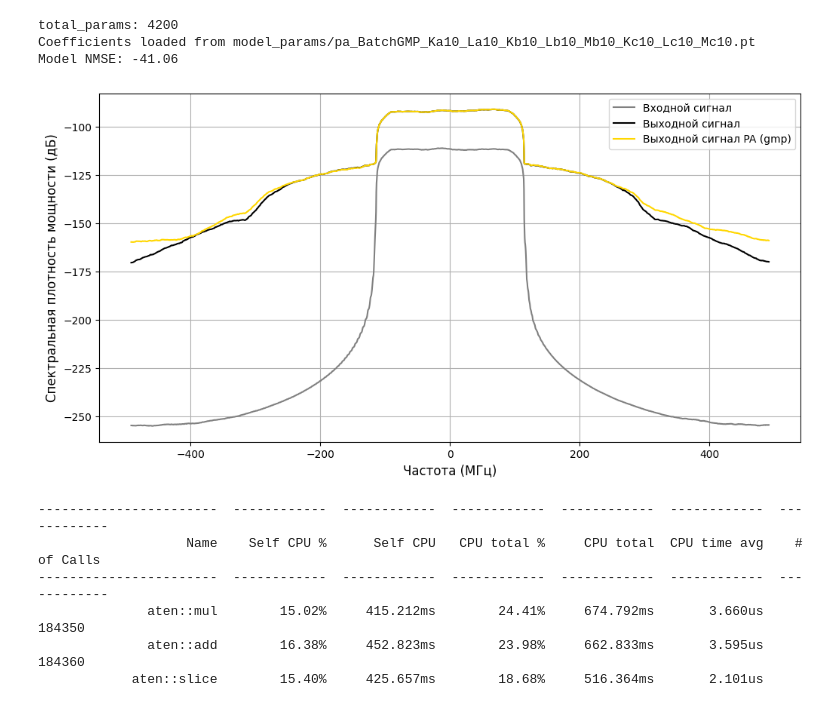
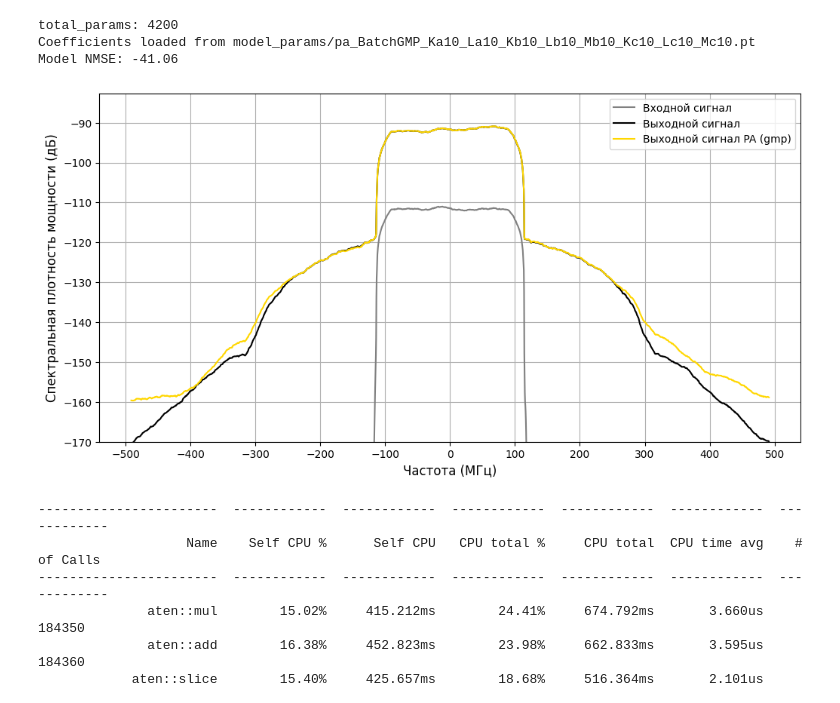
Before and after one commit to pasmornov-m/DPD_Research, a Jupyter notebook: dev_nn_transformer.ipynb, the cells around one changed output. Cells and saved outputs as stored; diff of their text form; code cells hidden in the pictures.

```diff
--- a/dev_nn_transformer.ipynb
+++ b/dev_nn_transformer.ipynb
@@ -149,34 +147,36 @@ window_size = 60
 
 freqs, spectrum_x_val = metrics.power_spectrum(container.val_input, container.input_signal_fs, container.nperseg, window_size)
 _, spectrum_y_val = metrics.power_spectrum(container.val_output, container.input_signal_fs, container.nperseg, window_size)
 _, spectrum_pa_gmp = metrics.power_spectrum(y_val_pa_gmp, container.input_signal_fs, container.nperseg, window_size)
 # _, spectrum_pa_base = metrics.power_spectrum(y_val_pa_base, container.input_signal_fs, container.nperseg, window_size)
 # _, spectrum_pa_alibi = metrics.power_spectrum(y_val_pa_alibi, container.input_signal_fs, container.nperseg, window_size)
 # _, spectrum_pa_relative = metrics.power_spectrum(y_val_pa_relative, container.input_signal_fs, container.nperseg, window_size)
 
 
 xlabel="Частота (МГц)"
 ylabel= "Спектральная плотность мощности (дБ)"
 fontsize = 12
 figsize=(12, 6)
 
 plt.figure(figsize=figsize)
 
 plt.plot(freqs / 1e6, spectrum_x_val, color='grey', label='Входной сигнал')
 plt.plot(freqs / 1e6, spectrum_y_val, color='black', label='Выходной сигнал')
 plt.plot(freqs / 1e6, spectrum_pa_gmp, color='gold', label='Выходной сигнал PA (gmp)')
 # plt.plot(freqs / 1e6, spectrum_pa_base, color='purple', label='Выходной сигнал PA (base)')
 # plt.plot(freqs / 1e6, spectrum_pa_alibi, color='orange', label='Выходной сигнал PA (alibi)')
 # plt.plot(freqs / 1e6, spectrum_pa_relative, color='coral', label='Выходной сигнал PA (relative)')
 
 
 plt.xlabel(xlabel, fontsize=fontsize)
 plt.ylabel(ylabel, fontsize=fontsize)
+plt.ylim(bottom=-170)
+plt.xticks(np.arange(-500, 600, 100))
 plt.legend()
 plt.grid()
 plt.show()
 # %% [output]
-[figure, old version]
+[figure, new version]
 # %%
 # with torch.autograd.profiler.profile(use_cuda=False) as prof:
 #     with torch.no_grad():
```
Also changed, not shown: parts of 20 cells of this notebook, 14 other files.
